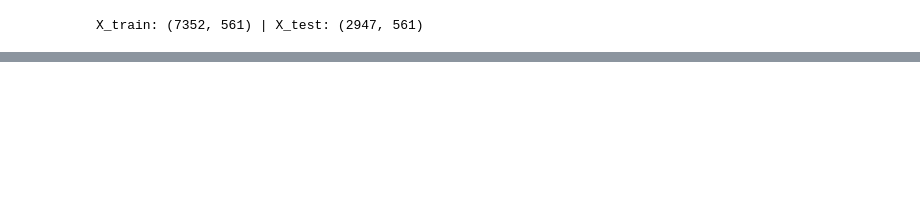
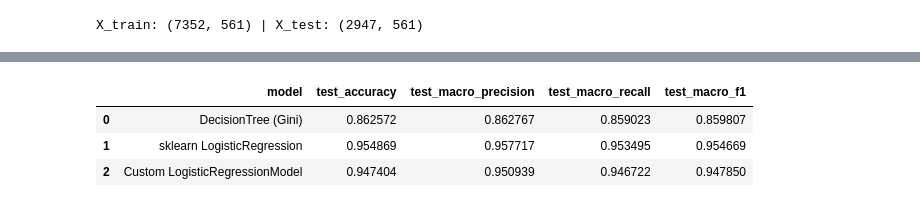
Before and after one commit to rominaba/motion-intent-recognition-for-assistive-robotics, a Jupyter notebook: notebooks/baseline.ipynb, the cells around one changed output, grey strips where cells are left out. Drawn from its saved outputs; the diff is of its cells as text; code cells hidden in the pictures; blank space fills up the shorter version.

```diff
--- a/notebooks/baseline.ipynb
+++ b/notebooks/baseline.ipynb
@@ -54 +61,38 @@ X_test_s = scaler.transform(X_test)
+# %%
+def metrics_row(name, y_true, y_pred):
+    return {
+        "model": name,
+        "test_accuracy": accuracy_score(y_true, y_pred),
+        "test_macro_precision": precision_score(
+            y_true, y_pred, average="macro", zero_division=0
+        ),
+        "test_macro_recall": recall_score(y_true, y_pred, average="macro", zero_division=0),
+        "test_macro_f1": f1_score(y_true, y_pred, average="macro", zero_division=0),
+    }
+
+
+comparison_rows = []
+
+dt_clf = DecisionTreeClassifier(criterion="gini", random_state=RANDOM_STATE)
+dt_clf.fit(X_train_s, y_train_enc)
+pred_dt = dt_clf.predict(X_test_s)
+comparison_rows.append(metrics_row("DecisionTree (Gini)", y_test_enc, pred_dt))
+
+lr_sklearn = SklearnLogisticRegression(max_iter=2000, random_state=RANDOM_STATE)
+lr_sklearn.fit(X_train_s, y_train_enc)
+pred_lr_sk = lr_sklearn.predict(X_test_s)
+comparison_rows.append(metrics_row("sklearn LogisticRegression", y_test_enc, pred_lr_sk))
+
+model = LogisticRegressionModel(random_state=RANDOM_STATE)
+model.fit(X_train_s, y_train_enc, 0.05)
+pred = model.predict(X_test_s)
+comparison_rows.append(metrics_row("Custom LogisticRegressionModel", y_test_enc, pred))
+
+comparison_df = pd.DataFrame(comparison_rows)
+display(comparison_df)
+# %% [output]
+|  | model | test_accuracy | test_macro_precision | test_macro_recall | test_macro_f1 |
+| 0 | DecisionTree (Gini) | 0.862572 | 0.862767 | 0.859023 | 0.859807 |
+| 1 | sklearn LogisticRegression | 0.954869 | 0.957717 | 0.953495 | 0.954669 |
+| 2 | Custom LogisticRegressionModel | 0.947404 | 0.950939 | 0.946722 | 0.947850 |
 # %%
```
Also changed, not shown: parts of 5 cells of this notebook, 1 other file.
